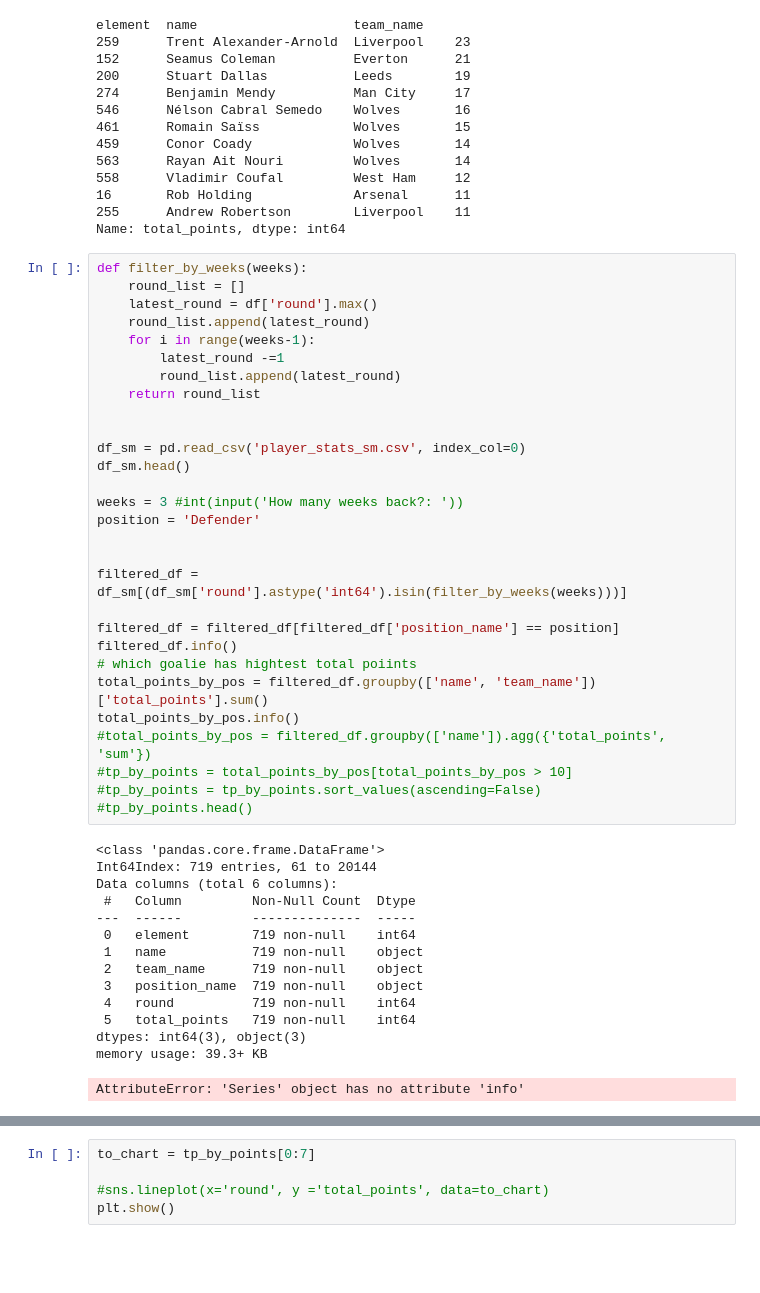
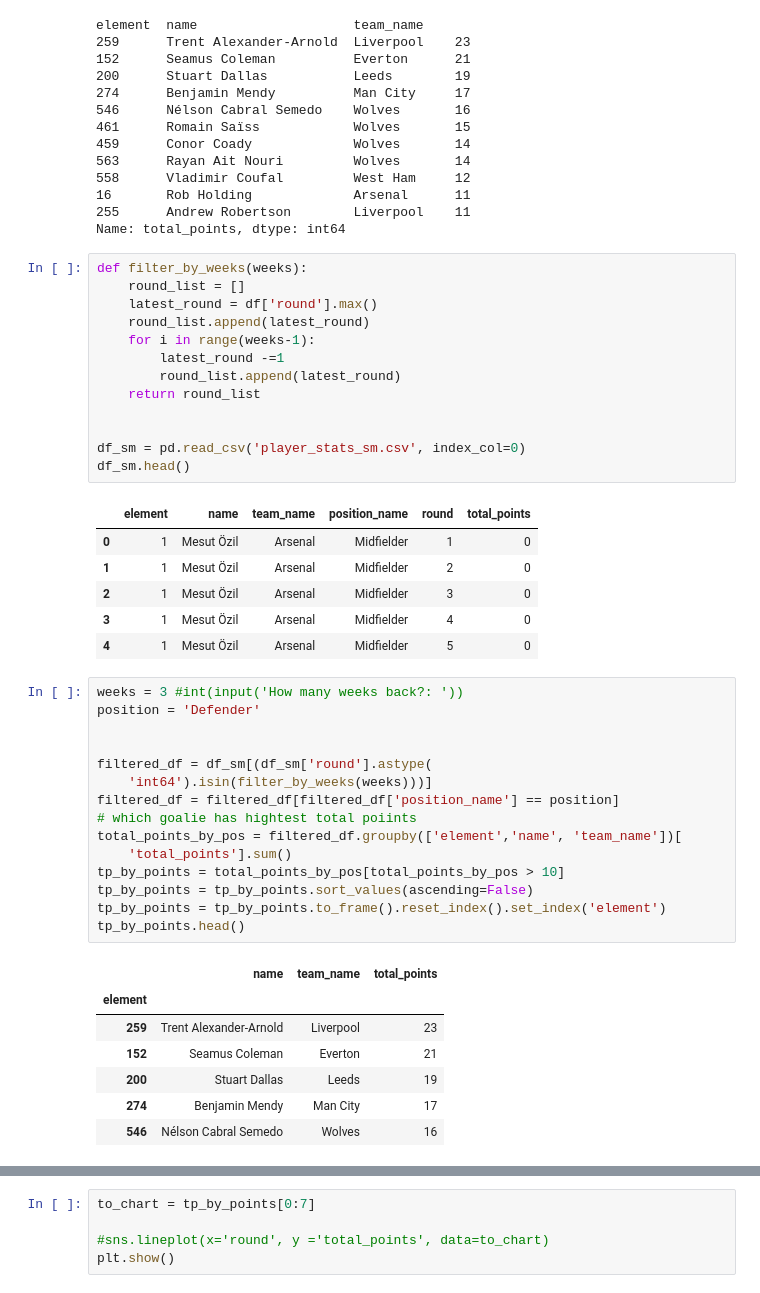
Before and after one commit to fika4life/EPLExploration, a Jupyter notebook: fantasty_analysis.ipynb, the cells around one changed output, grey strips where cells are left out. Saved outputs shown, nothing was run; the diff lists cells and outputs as text; blank space fills up the shorter version.

```diff
--- a/fantasty_analysis.ipynb
+++ b/fantasty_analysis.ipynb
@@ -85,47 +88,46 @@ element  name                    team_name
 16       Rob Holding             Arsenal      11
 255      Andrew Robertson        Liverpool    11
 Name: total_points, dtype: int64
+# %%
+def filter_by_weeks(weeks):
+    round_list = []
+    latest_round = df['round'].max()
+    round_list.append(latest_round)
+    for i in range(weeks-1):
+        latest_round -=1
+        round_list.append(latest_round)
+    return round_list
+
+
+df_sm = pd.read_csv('player_stats_sm.csv', index_col=0)
+df_sm.head()
+# %% [output]
+|  | element | name | team_name | position_name | round | total_points |
+| 0 | 1 | Mesut Özil | Arsenal | Midfielder | 1 | 0 |
+| 1 | 1 | Mesut Özil | Arsenal | Midfielder | 2 | 0 |
+| 2 | 1 | Mesut Özil | Arsenal | Midfielder | 3 | 0 |
+| 3 | 1 | Mesut Özil | Arsenal | Midfielder | 4 | 0 |
+| 4 | 1 | Mesut Özil | Arsenal | Midfielder | 5 | 0 |
 # %%
-def filter_by_weeks(weeks):
-    round_list = []
-    latest_round = df['round'].max()
-    round_list.append(latest_round)
-    for i in range(weeks-1):
-        latest_round -=1
-        round_list.append(latest_round)
-    return round_list
-
-
-df_sm = pd.read_csv('player_stats_sm.csv', index_col=0)
-df_sm.head()
-
 weeks = 3 #int(input('How many weeks back?: '))
 position = 'Defender'
 
 
-filtered_df = df_sm[(df_sm['round'].astype('int64').isin(filter_by_weeks(weeks)))]
-
+filtered_df = df_sm[(df_sm['round'].astype(
+    'int64').isin(filter_by_weeks(weeks)))]
 filtered_df = filtered_df[filtered_df['position_name'] == position]
-filtered_df.info()
 # which goalie has hightest total poiints
-total_points_by_pos = filtered_df.groupby(['name', 'team_name'])['total_points'].sum()
-total_points_by_pos.info()
-#total_points_by_pos = filtered_df.groupby(['name']).agg({'total_points', 'sum'})
-#tp_by_points = total_points_by_pos[total_points_by_pos > 10]
-#tp_by_points = tp_by_points.sort_values(ascending=False)
-#tp_by_points.head()
+total_points_by_pos = filtered_df.groupby(['element','name', 'team_name'])[
+    'total_points'].sum()
+tp_by_points = total_points_by_pos[total_points_by_pos > 10]
+tp_by_points = tp_by_points.sort_values(ascending=False)
+tp_by_points = tp_by_points.to_frame().reset_index().set_index('element')
+tp_by_points.head()
 # %% [output]
-<class 'pandas.core.frame.DataFrame'>
-Int64Index: 719 entries, 61 to 20144
-Data columns (total 6 columns):
- #   Column         Non-Null Count  Dtype
----  ------         --------------  -----
- 0   element        719 non-null    int64
- 1   name           719 non-null    object
- 2   team_name      719 non-null    object
- 3   position_name  719 non-null    object
- 4   round          719 non-null    int64
- 5   total_points   719 non-null    int64
-dtypes: int64(3), object(3)
-memory usage: 39.3+ KB
-AttributeError: 'Series' object has no attribute 'info'
+|  | name | team_name | total_points |
+| element |  |  |  |
+| 259 | Trent Alexander-Arnold | Liverpool | 23 |
+| 152 | Seamus Coleman | Everton | 21 |
+| 200 | Stuart Dallas | Leeds | 19 |
+| 274 | Benjamin Mendy | Man City | 17 |
+| 546 | Nélson Cabral Semedo | Wolves | 16 |
```
Also changed, not shown: parts of 2 cells of this notebook, 1 other file.
